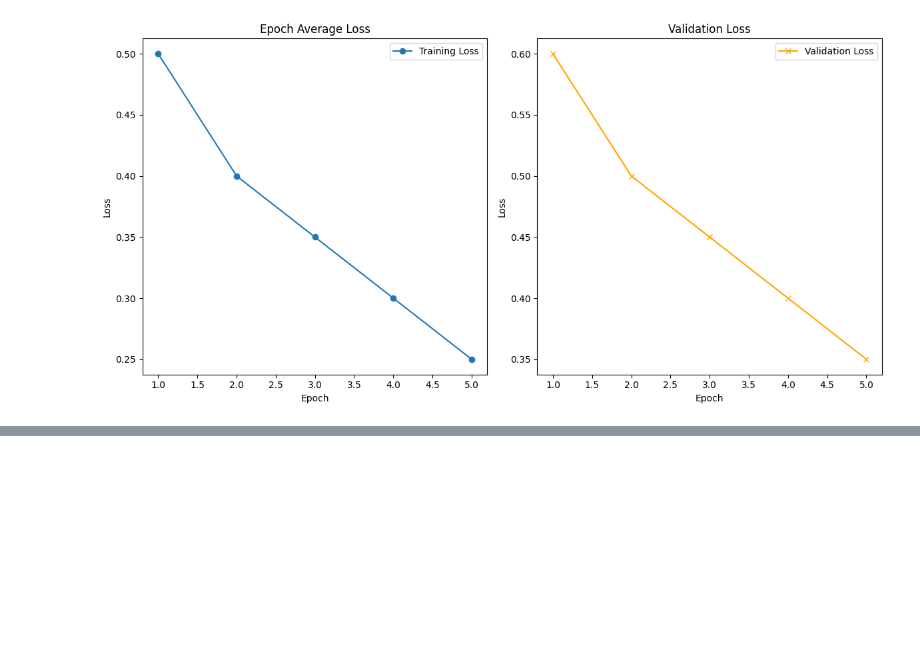
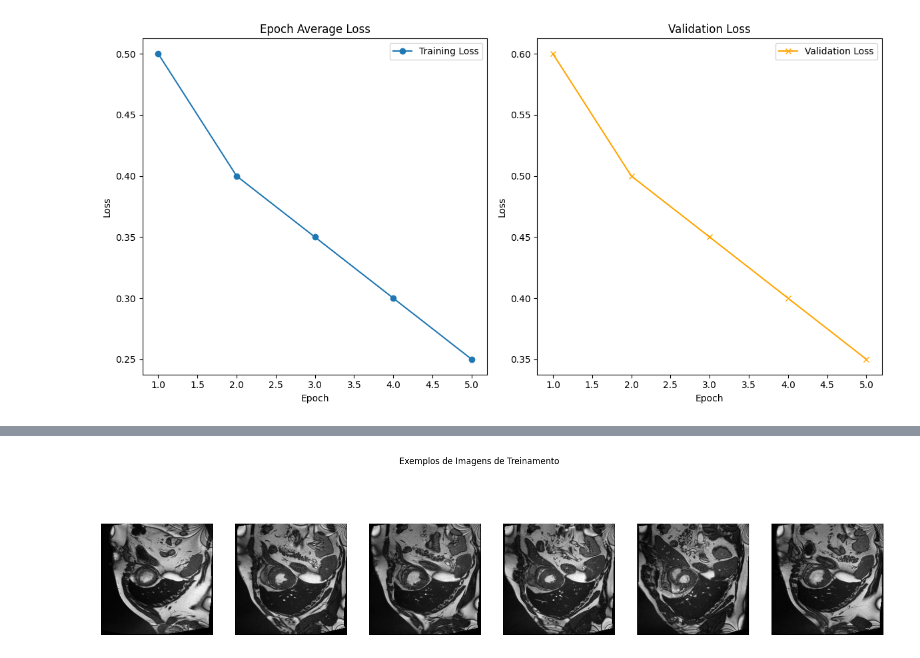
Before and after one commit to Alan240124/Alan, a Jupyter notebook: Atividade_Dataloader.ipynb, the cells around one changed output, grey strips where cells are left out. Cells and saved outputs as stored; diff of their text form; code cells hidden in the pictures; blank space fills up the shorter version.

```diff
--- a/Atividade_Dataloader.ipynb
+++ b/Atividade_Dataloader.ipynb
@@ -78,7 +78,7 @@ import torch
 from torch.utils.data import Dataset, DataLoader
 from torchvision import transforms
 from PIL import Image
-
+import os
 class HeartSegmentationDataset(Dataset):
     def __init__(self, image_dir, mask_dir, transform=None):
         self.image_dir = image_dir
@@ -111,7 +111,7 @@ transform = transforms.Compose([
 ])
 
 # Criando o dataset
-dataset = HeartSegmentationDataset(image_dir="/content/drive/MyDrive/DataSet_coracao/images", mask_dir="/content/drive/MyDrive/DataSet_coracao/masks", transform=transform)
+dataset = HeartSegmentationDataset(image_dir="/content/drive/MyDrive/DataSet/images", mask_dir="/content/drive/MyDrive/DataSet/masks", transform=transform)
 # %%
 batch_size = 10
 
@@ -342,0 +426,88 @@ train_files, val_files = data_dicts[:-4], data_dicts[-4:]  # 16 train and 4 vali
+# %%
+import torch
+from torch.utils.data import Dataset, DataLoader, random_split
+from torchvision import transforms
+from PIL import Image
+import os
+import matplotlib.pyplot as plt
+
+# 1. Criar a classe de dataset personalizada
+class HeartSegmentationDataset(Dataset):
+    def __init__(self, images_dir, masks_dir, transform_image=None, transform_mask=None):
+        self.images_dir = images_dir
+        self.masks_dir = masks_dir
+        self.transform_image = transform_image
+        self.transform_mask = transform_mask
+        # Filtrar apenas arquivos para evitar subdiretórios
+        self.image_files = sorted([f for f in os.listdir(images_dir) if os.path.isfile(os.path.join(images_dir, f))])
+        self.mask_files = sorted([f for f in os.listdir(masks_dir) if os.path.isfile(os.path.join(masks_dir, f))])
+
+    def __len__(self):
+        return len(self.image_files)
+
+    def __getitem__(self, idx):
+        image_path = os.path.join(self.images_dir, self.image_files[idx])
+        mask_path = os.path.join(self.masks_dir, self.mask_files[idx])
+        image = Image.open(image_path).convert("RGB")
+        mask = Image.open(mask_path).convert("L")
+
+        if self.transform_image:
+            image = self.transform_image(image)
+        if self.transform_mask:
+            mask = self.transform_mask(mask)
+
+        return image, mask
+
+# 2. Configurar diretórios e transformações
+images_dir = '/content/drive/MyDrive/DataSet/images'
+masks_dir = '/content/drive/MyDrive/DataSet/masks'
+
+# Transformação para imagens e máscaras
+transform_image = transforms.Compose([
+    transforms.Resize((256, 256)),
+    transforms.ToTensor(),
+])
+
+transform_mask = transforms.Compose([
+    transforms.Resize((256, 256)),
+    transforms.ToTensor(),
+])
+
+# 3. Criar o dataset e dividir em treino, validação e teste
+dataset = HeartSegmentationDataset(images_dir, masks_dir, transform_image=transform_image, transform_mask=transform_mask)
+train_size = int(0.7 * len(dataset))
+val_size = int(0.15 * len(dataset))
+test_size = len(dataset) - train_size - val_size
+train_dataset, val_dataset, test_dataset = random_split(dataset, [train_size, val_size, test_size])
+
+# 4. Criar DataLoaders para cada conjunto
+batch_size = 8
+train_loader = DataLoader(train_dataset, batch_size=batch_size, shuffle=True, num_workers=0)
+val_loader = DataLoader(val_dataset, batch_size=batch_size, shuffle=False, num_workers=0)
+test_loader = DataLoader(test_dataset, batch_size=batch_size, shuffle=False, num_workers=0)
+
+# 5. Exibir alguns exemplos de dados
+def show_samples(dataloader, title):
+    images, masks = next(iter(dataloader))
+    num_images = images.size(0)  # Número real de imagens no lote
+
+    # Cria uma figura com o número correto de subplots
+    fig, axes = plt.subplots(1, num_images, figsize=(20, 5))
+    fig.suptitle(title)
+
+    # Se num_images é 1, 'axes' não será uma lista, então ajustamos para ser iterável
+    if num_images == 1:
+        axes = [axes]
+
+    for i in range(num_images):
+        img = images[i].permute(1, 2, 0)  # Rearrange para exibição no matplotlib
+        axes[i].imshow(img)
+        axes[i].axis('off')
+    plt.show()
+
+# Exibir exemplos dos conjuntos
+print("Exibindo exemplos de cada conjunto:")
+show_samples(train_loader, "Exemplos de Imagens de Treinamento")
+show_samples(val_loader, "Exemplos de Imagens de Validação")
+show_samples(test_loader, "Exemplos de Imagens de Teste")
+# %% [output]
@@ -342,0 +515 @@ train_files, val_files = data_dicts[:-4], data_dicts[-4:]  # 16 train and 4 vali
+[figure, added]
```
Also changed, not shown: parts of 10 cells of this notebook.
